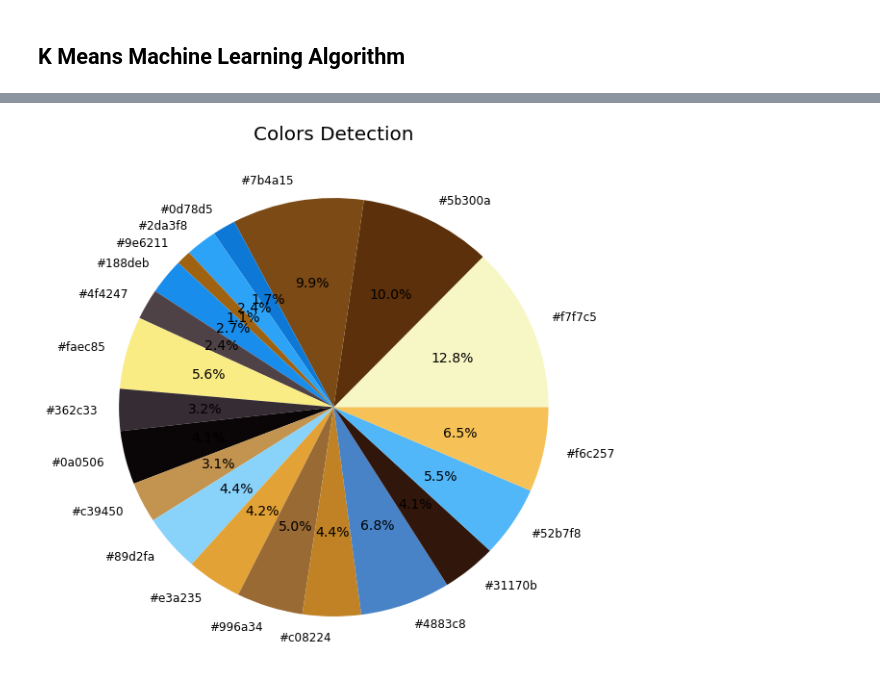
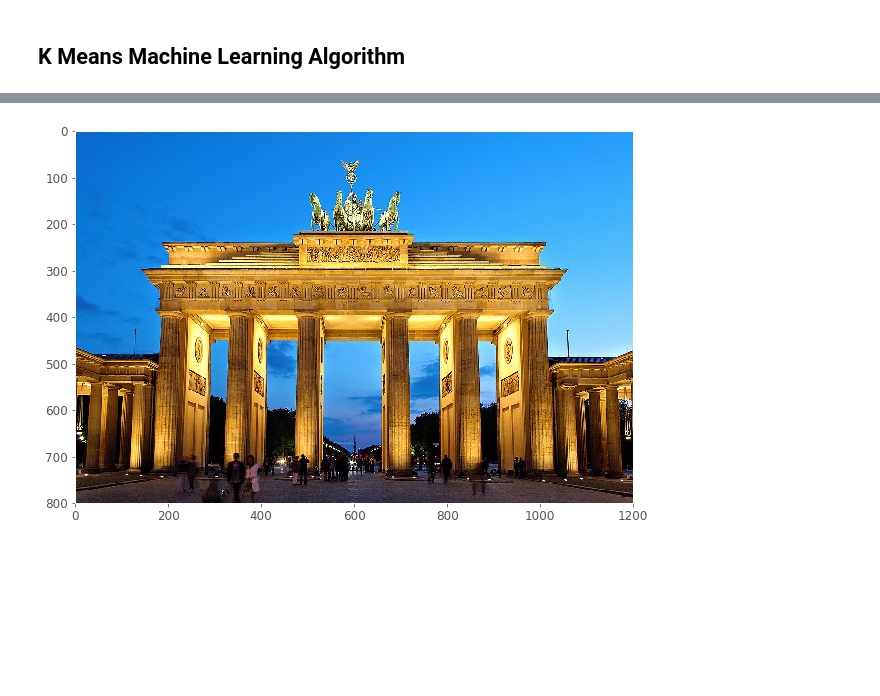
Before and after one commit to ahmadmadyy/Computer-Vision-Internship, a Jupyter notebook: Task2/Task2.ipynb, the cells around one changed output, grey strips where cells are left out. Cells and saved outputs as stored; diff of their text form; code cells hidden in the pictures; blank space fills up the shorter version.

```diff
--- a/Task2/Task2.ipynb
+++ b/Task2/Task2.ipynb
@@ -70,6 +73,8 @@ def calculate_colors(clf, labels):
 # %%
 # Enter the path to the image and the max number of colors need to be found
 image_path = 'images/test/1.jpg'
-clf, labels = fit(image_path,20)
-calculate_colors(clf, labels)
+image1 = cv2.imread(image_path)
+image1 = cv2.cvtColor(image1, cv2.COLOR_BGR2RGB)
+plt.imshow(image1)
+set_style()
 # %% [output]
@@ -77,6 +87,8 @@ calculate_colors(clf, labels)
 # %%
 # Enter the path to the image and the max number of colors need to be found
 image_path = 'images/test/2.jpg'
-clf, labels = fit(image_path,20)
-calculate_colors(clf, labels)
+image2 = cv2.imread(image_path)
+image2 = cv2.cvtColor(image2, cv2.COLOR_BGR2RGB)
+plt.imshow(image2)
+set_style()
 # %% [output]
@@ -84,7 +101,9 @@ calculate_colors(clf, labels)
 # %%
 # Enter the path to the image and the max number of colors need to be found
 image_path = 'images/test/3.jpg'
-clf, labels = fit(image_path,20)
-calculate_colors(clf, labels)
+image3 = cv2.imread(image_path)
+image3 = cv2.cvtColor(image3, cv2.COLOR_BGR2RGB)
+plt.imshow(image3)
+set_style()
 # %% [output]
-[figure, old version]
+[figure, new version]
```
Also changed, not shown: parts of 8 cells of this notebook.
